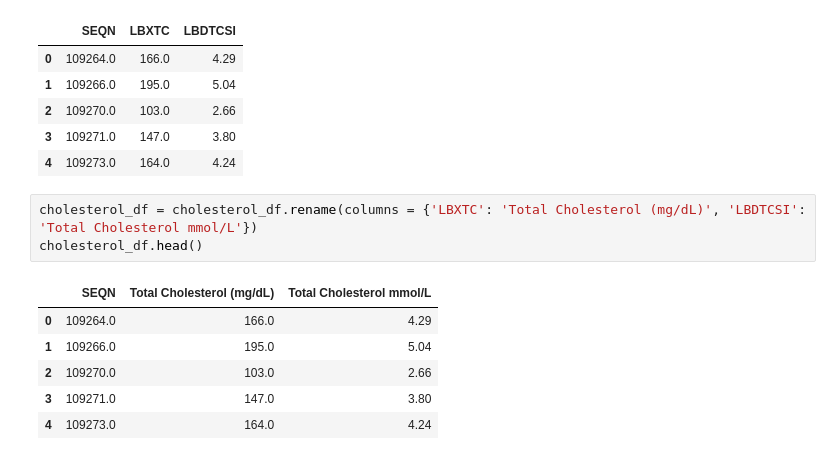
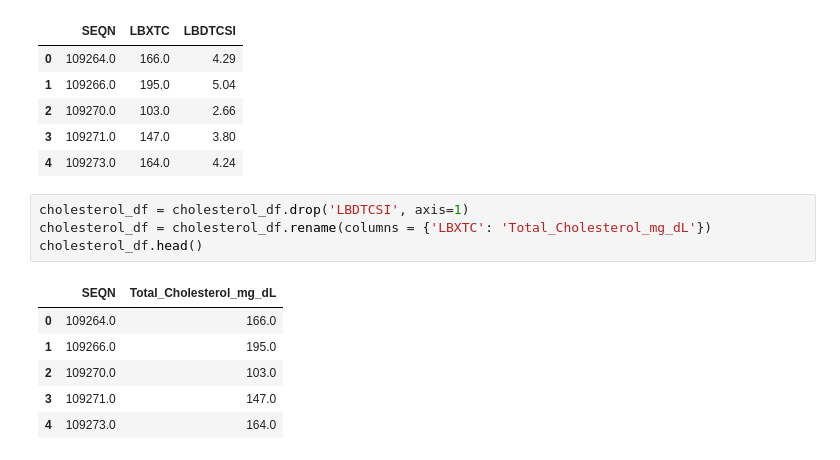
Before and after one commit to equitymarkets/HeartAttackPrediction, a Jupyter notebook: data_etl.ipynb, the cells around one changed output. Drawn from its saved outputs; the diff is of its cells as text.

```diff
--- a/data_etl.ipynb
+++ b/data_etl.ipynb
@@ -164,15 +164,16 @@ cholesterol_df.head()
 | 3 | 109271.0 | 147.0 | 3.80 |
 | 4 | 109273.0 | 164.0 | 4.24 |
 # %%
-cholesterol_df = cholesterol_df.rename(columns = {'LBXTC': 'Total Cholesterol (mg/dL)', 'LBDTCSI': 'Total Cholesterol mmol/L'})
+cholesterol_df = cholesterol_df.drop('LBDTCSI', axis=1)
+cholesterol_df = cholesterol_df.rename(columns = {'LBXTC': 'Total_Cholesterol_mg_dL'})
 cholesterol_df.head()
 # %% [output]
-|  | SEQN | Total Cholesterol (mg/dL) | Total Cholesterol mmol/L |
-| 0 | 109264.0 | 166.0 | 4.29 |
-| 1 | 109266.0 | 195.0 | 5.04 |
-| 2 | 109270.0 | 103.0 | 2.66 |
-| 3 | 109271.0 | 147.0 | 3.80 |
-| 4 | 109273.0 | 164.0 | 4.24 |
+|  | SEQN | Total_Cholesterol_mg_dL |
+| 0 | 109264.0 | 166.0 |
+| 1 | 109266.0 | 195.0 |
+| 2 | 109270.0 | 103.0 |
+| 3 | 109271.0 | 147.0 |
+| 4 | 109273.0 | 164.0 |
 # %%
 total_df = cholesterol_df.merge(alc_df_reduced, on='SEQN')\
                 .merge(activity_df_reduced, on='SEQN')\
```
Also changed, not shown: parts of 6 cells of this notebook, 3 other files.
